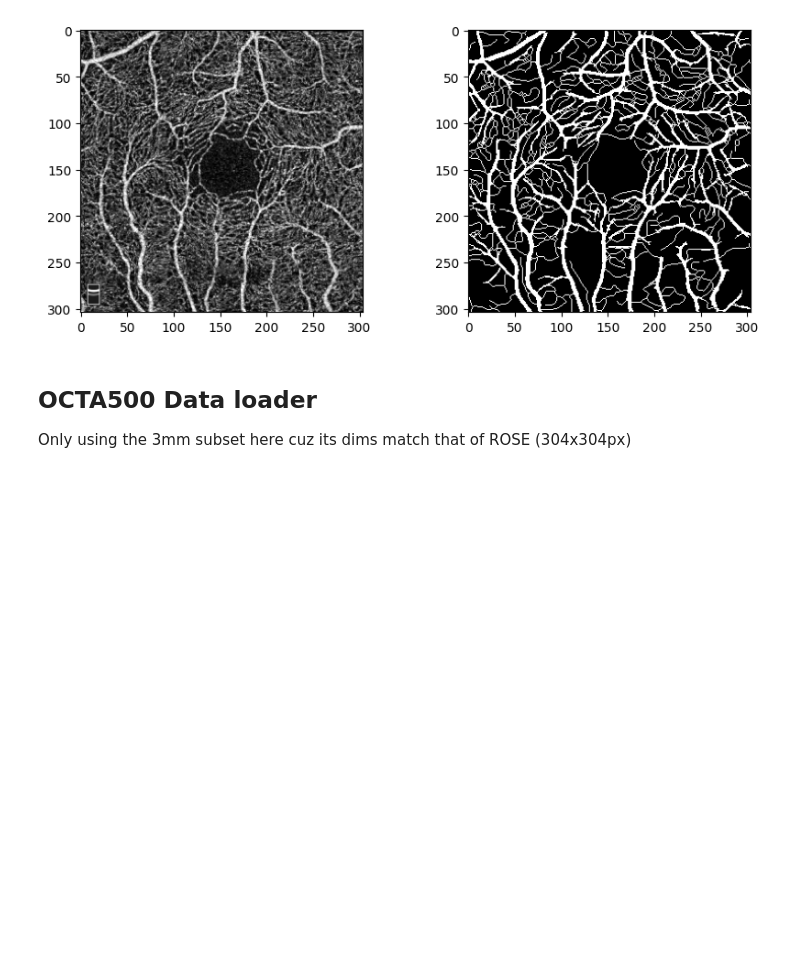
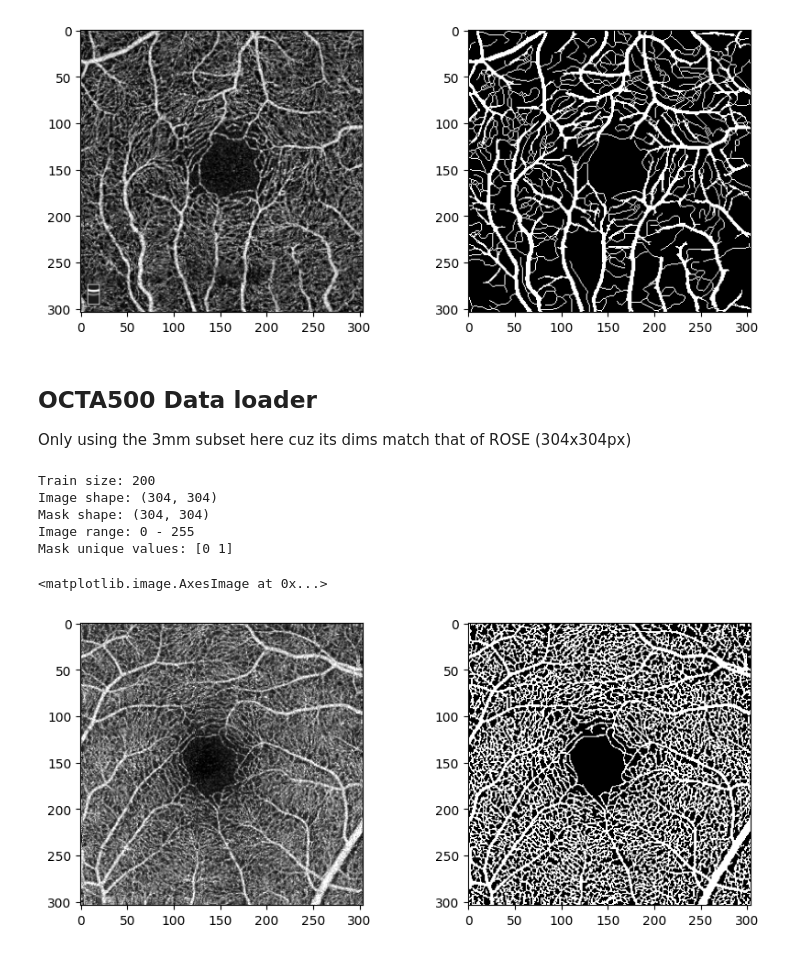
Before and after one commit to ckrenteras/ENGN2520_Final, a Jupyter notebook: intro.ipynb, the cells around one changed output. Drawn from its saved outputs; the diff is of its cells as text; code cells hidden in the pictures; blank space fills up the shorter version.

```diff
--- a/intro.ipynb
+++ b/intro.ipynb
@@ -74,9 +73,9 @@ Mask unique values: [0 1]
 
 Only using the 3mm subset here cuz its dims match that of ROSE (304x304px)
 # %%
-# create class for ROSE dataset for torch later
-class OCTA3M_Dataset(Dataset):
-    def __init__(self, base_path, split='train', transform=None):
+# create class for OCTA500 3mm dataset for torch later
+class OCTA5003M_Dataset(Dataset):
+    def __init__(self, base_path, transform=None):
         # transforms if we're doing augmentations later
         self.transform = transform
         self.image_paths = []
@@ -103,3 +102,27 @@ class OCTA3M_Dataset(Dataset):
             image, mask = self.transform(image, mask)
 
         return image, mask
+# %%
+OCTA500_set_combined = OCTA5003M_Dataset('OCTA500_3mm')
+# %%
+# confirm data dims
+print(f"Train size: {len(OCTA500_set_combined)}")  # expect 200
+
+image, mask = OCTA500_set_combined[0]
+print(f"Image shape: {image.shape}")          # expect (304, 304)
+print(f"Mask shape: {mask.shape}")            # expect (304, 304)
+print(f"Image range: {image.min()} - {image.max()}")   # expect 0-255
+print(f"Mask unique values: {np.unique(mask)}")
+
+# lets see an image and label
+fig, axs = plt.subplots(1, 2, figsize=(10, 4))
+axs[0].imshow(image,cmap='gray')
+axs[1].imshow(mask,cmap='gray')
+# %% [output]
+Train size: 200
+Image shape: (304, 304)
+Mask shape: (304, 304)
+Image range: 0 - 255
+Mask unique values: [0 1]
+<matplotlib.image.AxesImage at 0x...>
+[figure, added]
```
Also changed, not shown: parts of 2 cells of this notebook.
